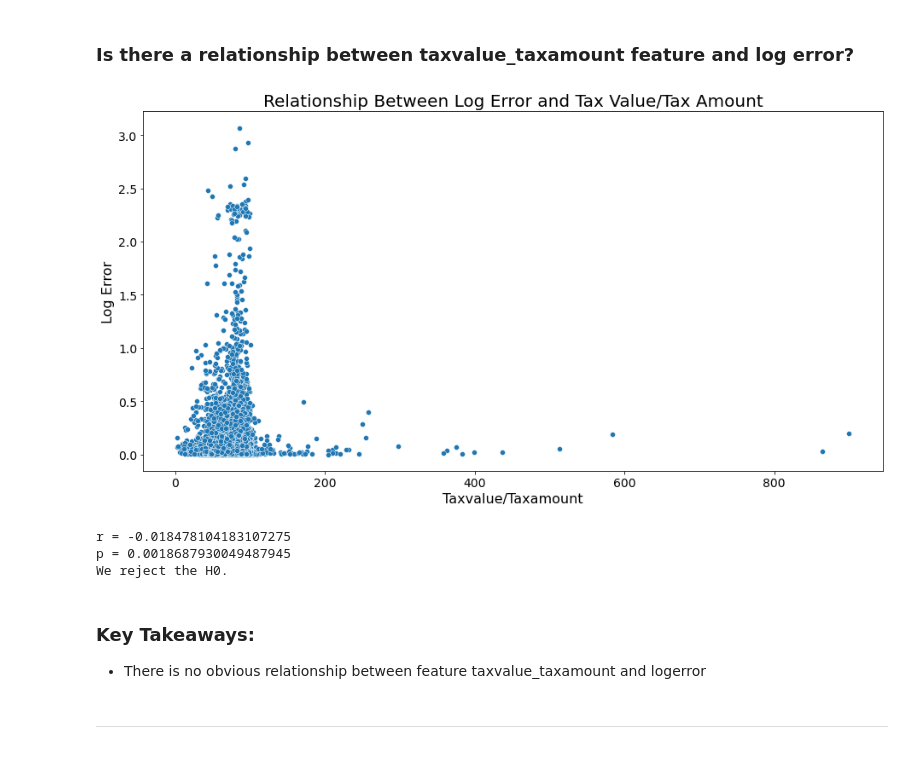
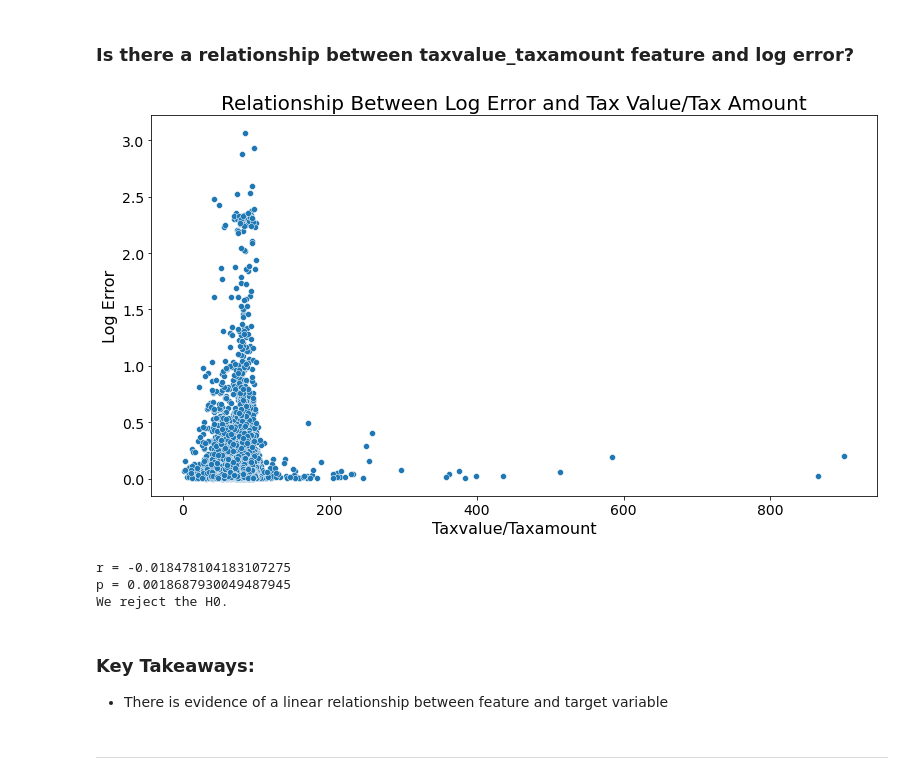
Before and after one commit to Kayfj41901/Zillow_Clustering, a Jupyter notebook: Final_Report.ipynb, the cells around one changed output. Cells and saved outputs as stored; diff of their text form; code cells hidden in the pictures.

```diff
--- a/Final_Report.ipynb
+++ b/Final_Report.ipynb
@@ -127,25 +129,10 @@ train, validate, test = wrangle_zillow.split_zillow_data(df)
 <hr style="border-top: 3px groove LightCyan ; margin-top: 1px; margin-bottom: 1px"></hr>
 # %% [markdown]
 ### Is there a relationship between taxvalue_taxamount feature and log error?
-# %%
-x = train.taxvalue_taxamount
-y = train.logerror
-# Set size of figure
-plt.figure(figsize = (13,7))
-# Create scatterplot
-ax = sns.scatterplot(data=train, x= x, y= y)
-# fit labels and legend
-plt.title('Relationship Between Log Error and Tax Value/Tax Amount', fontsize = 20)
-plt.xlabel('Taxvalue/Taxamount', fontsize = 16)
-plt.xticks(fontsize = 14)
-plt.yticks(fontsize = 14)
-plt.ylabel('Log Error', fontsize = 16)
-
-
-plt.tight_layout()
-plt.show()
-# %% [output]
-[figure, removed]
+# %%
+visuals.taxvalue_taxamount()
+# %% [output]
+[figure, added]
 # %%
 # H0 - There is no linear relationship between taxvalue_taxamount and logerror.
 # H1 - There is a linear realtionship between taxvalue_taxamount and log error.
@@ -163,7 +152,7 @@ p = 0.0018687930049487945
 We reject the H0.
 # %% [markdown]
 ### Key Takeaways:
-- There is no obvious relationship between feature taxvalue_taxamount and logerror
+- There is evidence of a linear relationship between feature and target variable
 # %% [markdown]
 <hr style="border-top: 3px groove LightCyan ; margin-top: 1px; margin-bottom: 1px"></hr>
 # %% [markdown]
```
Also changed, not shown: parts of 59 cells of this notebook, 1 other file.
